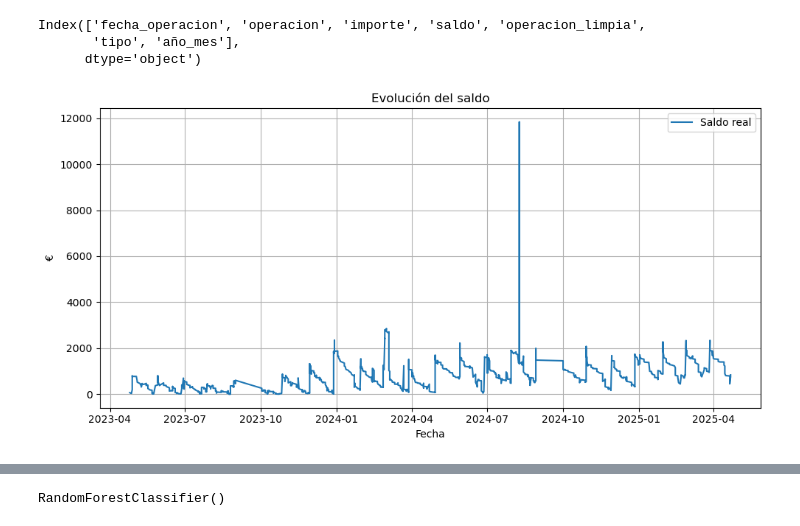
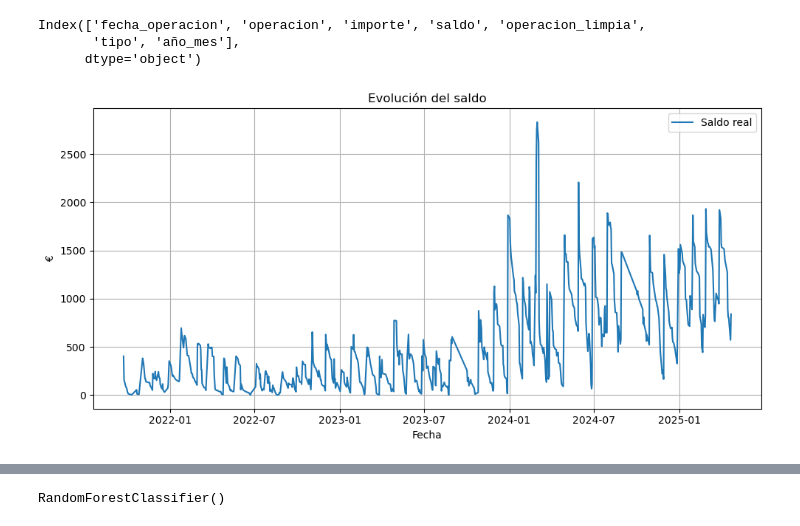
Before and after one commit to Ogomez07/Proyecto_TFM, a Jupyter notebook: preaparacion_datos.ipynb, the cells around one changed output, grey strips where cells are left out. Drawn from its saved outputs; the diff is of its cells as text; code cells hidden in the pictures.

```diff
--- a/preaparacion_datos.ipynb
+++ b/preaparacion_datos.ipynb
@@ -67,6 +91,6 @@ Name: Fecha_operacion, dtype: datetime64[ns]
 # %%
 # Corregimos nombres de las columnas
-df_fecha.columns = df_fecha.columns.str.lower().str.replace(" ", "_")
-display(df_fecha.head())
+df_unido.columns = df_fecha.columns.str.lower().str.replace(" ", "_")
+display(df_unido.head())
 # %% [output]
 |  | fecha_operacion | operacion | importe | saldo |
@@ -84,6 +108,6 @@ def limpiar_texto(texto):
     texto = re.sub(r'\s+', ' ', texto).strip()                  # quitar espacios repetidos
     return texto
 
-df_fecha['operacion_limpia'] = df_fecha['operacion'].apply(limpiar_texto)
-display(df_fecha.sample(10))
+df_unido['operacion_limpia'] = df_unido['operacion'].apply(limpiar_texto)
+display(df_unido.sample(10))
 # %% [output]
@@ -101,5 +125,5 @@ display(df_fecha.sample(10))
 # %%
-df_fecha["tipo"] = df_fecha["importe"].apply(lambda i: "ingreso" if i > 0 else "gasto")
-display(df_fecha.sample(3))
+df_unido["tipo"] = df_unido["importe"].apply(lambda i: "ingreso" if i > 0 else "gasto")
+display(df_unido.sample(3))
 # %% [output]
 |  | fecha_operacion | operacion | importe | saldo | operacion_limpia | tipo |
@@ -109,6 +133,6 @@ display(df_fecha.sample(3))
 # %%
-df_fecha["año_mes"] = df_fecha["fecha_operacion"].dt.to_period("M").astype(str)
-display(df_fecha.head())
-df_fecha.info()
+df_unido["año_mes"] = df_unido["fecha_operacion"].dt.to_period("M").astype(str)
+display(df_unido.sample(5))
+df_unido.info()
 # %% [output]
 |  | fecha_operacion | operacion | importe | saldo | operacion_limpia | tipo | año_mes |
@@ -138,14 +162,20 @@ Index(['fecha_operacion', 'operacion', 'importe', 'saldo', 'operacion_limpia',
        'tipo', 'año_mes'],
       dtype='object')
 # %%
+df_plot = df_unido.dropna(subset=["fecha_operacion", "saldo"])
+df_plot = df_plot.sort_values("fecha_operacion")
+
+# Agrupar por día y quedarte con el último saldo del día
+df_diario = df_plot.groupby("fecha_operacion").last().reset_index()
+
 plt.figure(figsize=(10,5))
-plt.plot(df_fecha["fecha_operacion"], df_fecha["saldo"], label="Saldo real")
+plt.plot(df_diario["fecha_operacion"], df_diario["saldo"], label="Saldo real")
 plt.legend()
 plt.title("Evolución del saldo")
 plt.xlabel("Fecha")
 plt.ylabel("€")
 plt.grid(True)
 plt.tight_layout()
 plt.show()
 # %% [output]
-[figure, old version]
+[figure, new version]
```
Also changed, not shown: parts of 15 cells of this notebook, 2 other files.
